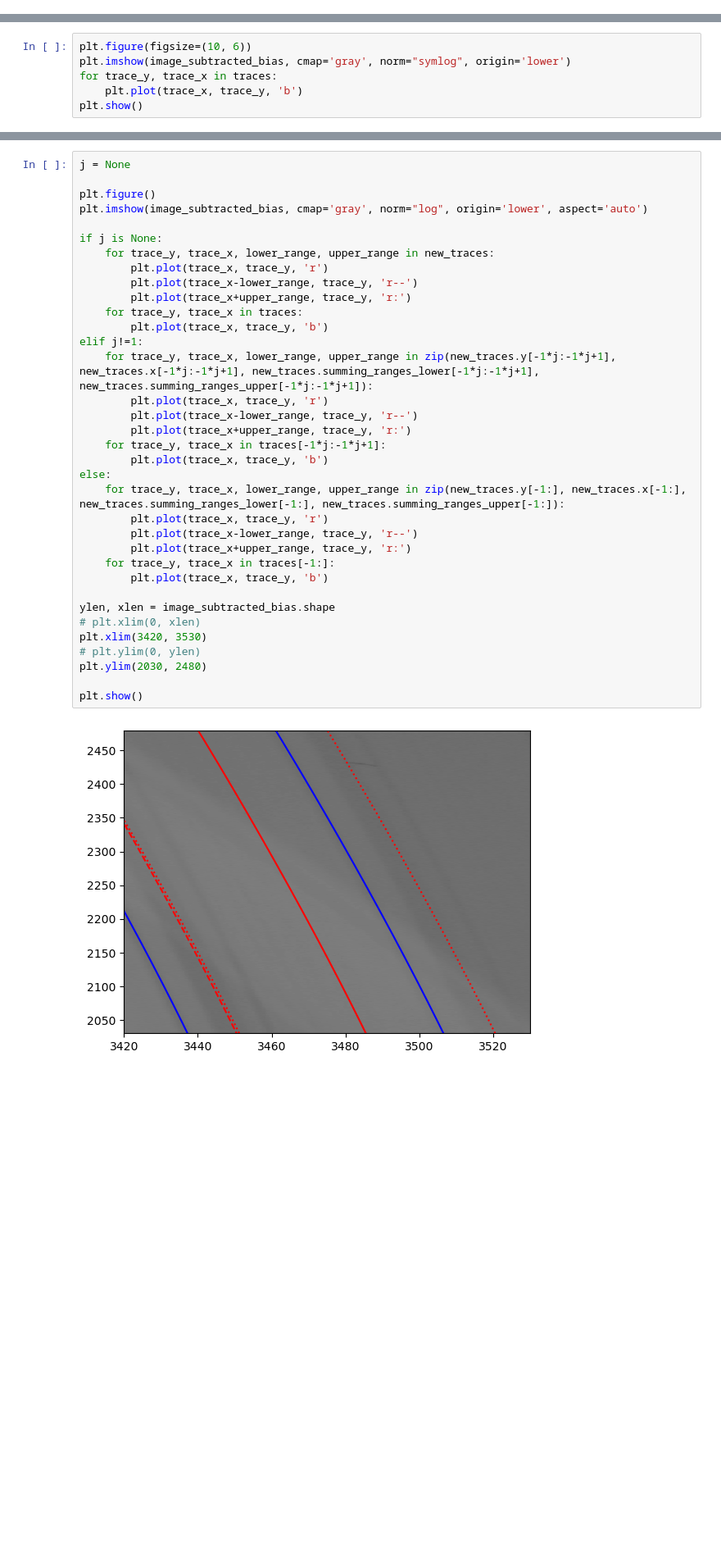
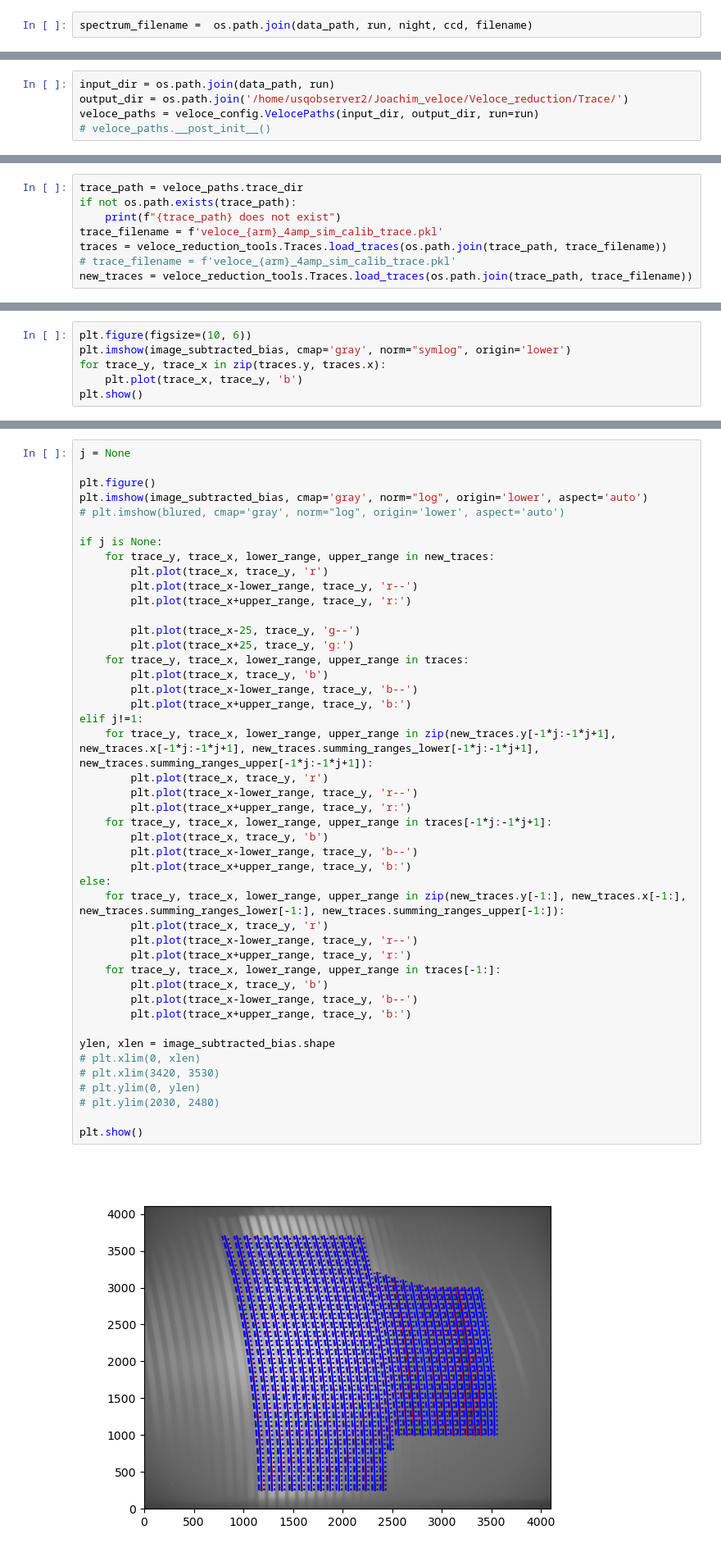
Before and after one commit to joakru-astro/veloce_reduction, a Jupyter notebook: veloce_trace.ipynb, the cells around one changed output, grey strips where cells are left out. Shown at 82% size. Drawn from its saved outputs; the diff is of its cells as text; blank space fills up the shorter version.

```diff
--- a/veloce_trace.ipynb
+++ b/veloce_trace.ipynb
@@ -75,3 +91,5 @@ spectrum_filename =  os.path.join(veloce_paths.raw_dir, night, ccd, filename)
+# %%
+spectrum_filename =  os.path.join(data_path, run, night, ccd, filename)
 # %%
 # blue master flat
 # amp_mode = 4
@@ -140,3 +154,8 @@ plt.close('all')
 Load prefitted trace to refit or skip to determining orders from flux in flat images
 # %%
 order_nums, coeffs, traces = veloce_reduction_tools.load_prefitted_wavecalib_trace(arm=arm, calib_type='Th')
+# %%
+input_dir = os.path.join(data_path, run)
+output_dir = os.path.join('/home/usqobserver2/Joachim_veloce/Veloce_reduction/Trace/')
+veloce_paths = veloce_config.VelocePaths(input_dir, output_dir, run=run)
+# veloce_paths.__post_init__()
@@ -143,3 +166,11 @@ order_nums, coeffs, traces = veloce_reduction_tools.load_prefitted_wavecalib_tra
+# %%
+trace_path = veloce_paths.trace_dir
+if not os.path.exists(trace_path):
+    print(f"{trace_path} does not exist")
+trace_filename = f'veloce_{arm}_4amp_sim_calib_trace.pkl'
+traces = veloce_reduction_tools.Traces.load_traces(os.path.join(trace_path, trace_filename))
+# trace_filename = f'veloce_{arm}_4amp_sim_calib_trace.pkl'
+new_traces = veloce_reduction_tools.Traces.load_traces(os.path.join(trace_path, trace_filename))
 # %%
 # old format for saved traces
 # trace_data = np.load('./Trace/veloce_green_4amp_no_sim_calib_trace.npz')
@@ -149,7 +180,7 @@ order_nums, coeffs, traces = veloce_reduction_tools.load_prefitted_wavecalib_tra
 # %%
 plt.figure(figsize=(10, 6))
 plt.imshow(image_subtracted_bias, cmap='gray', norm="symlog", origin='lower')
-for trace_y, trace_x in traces:
+for trace_y, trace_x in zip(traces.y, traces.x):
     plt.plot(trace_x, trace_y, 'b')
 plt.show()
 # %% [output]
@@ -313,39 +336,49 @@ new_traces.set_summing_range(summing_ranges)
 j = None
 
 plt.figure()
 plt.imshow(image_subtracted_bias, cmap='gray', norm="log", origin='lower', aspect='auto')
+# plt.imshow(blured, cmap='gray', norm="log", origin='lower', aspect='auto')
 
 if j is None:
     for trace_y, trace_x, lower_range, upper_range in new_traces:
         plt.plot(trace_x, trace_y, 'r')
         plt.plot(trace_x-lower_range, trace_y, 'r--')
         plt.plot(trace_x+upper_range, trace_y, 'r:')
-    for trace_y, trace_x in traces:
+
+        plt.plot(trace_x-25, trace_y, 'g--')
+        plt.plot(trace_x+25, trace_y, 'g:')
+    for trace_y, trace_x, lower_range, upper_range in traces:
         plt.plot(trace_x, trace_y, 'b')
+        plt.plot(trace_x-lower_range, trace_y, 'b--')
+        plt.plot(trace_x+upper_range, trace_y, 'b:')
 elif j!=1:
     for trace_y, trace_x, lower_range, upper_range in zip(new_traces.y[-1*j:-1*j+1], new_traces.x[-1*j:-1*j+1], new_traces.summing_ranges_lower[-1*j:-1*j+1], new_traces.summing_ranges_upper[-1*j:-1*j+1]):
         plt.plot(trace_x, trace_y, 'r')
         plt.plot(trace_x-lower_range, trace_y, 'r--')
         plt.plot(trace_x+upper_range, trace_y, 'r:')
-    for trace_y, trace_x in traces[-1*j:-1*j+1]:
+    for trace_y, trace_x, lower_range, upper_range in traces[-1*j:-1*j+1]:
         plt.plot(trace_x, trace_y, 'b')
+        plt.plot(trace_x-lower_range, trace_y, 'b--')
+        plt.plot(trace_x+upper_range, trace_y, 'b:')
 else:
     for trace_y, trace_x, lower_range, upper_range in zip(new_traces.y[-1:], new_traces.x[-1:], new_traces.summing_ranges_lower[-1:], new_traces.summing_ranges_upper[-1:]):
         plt.plot(trace_x, trace_y, 'r')
         plt.plot(trace_x-lower_range, trace_y, 'r--')
         plt.plot(trace_x+upper_range, trace_y, 'r:')
-    for trace_y, trace_x in traces[-1:]:
+    for trace_y, trace_x, lower_range, upper_range in traces[-1:]:
         plt.plot(trace_x, trace_y, 'b')
+        plt.plot(trace_x-lower_range, trace_y, 'b--')
+        plt.plot(trace_x+upper_range, trace_y, 'b:')
 
 ylen, xlen = image_subtracted_bias.shape
 # plt.xlim(0, xlen)
-plt.xlim(3420, 3530)
+# plt.xlim(3420, 3530)
 # plt.ylim(0, ylen)
-plt.ylim(2030, 2480)
+# plt.ylim(2030, 2480)
 
 plt.show()
 # %% [output]
-[figure, old version]
+[figure, new version]
 # %%
 # order = 0
 
```
Also changed, not shown: parts of 23 cells of this notebook, 7 other files.
